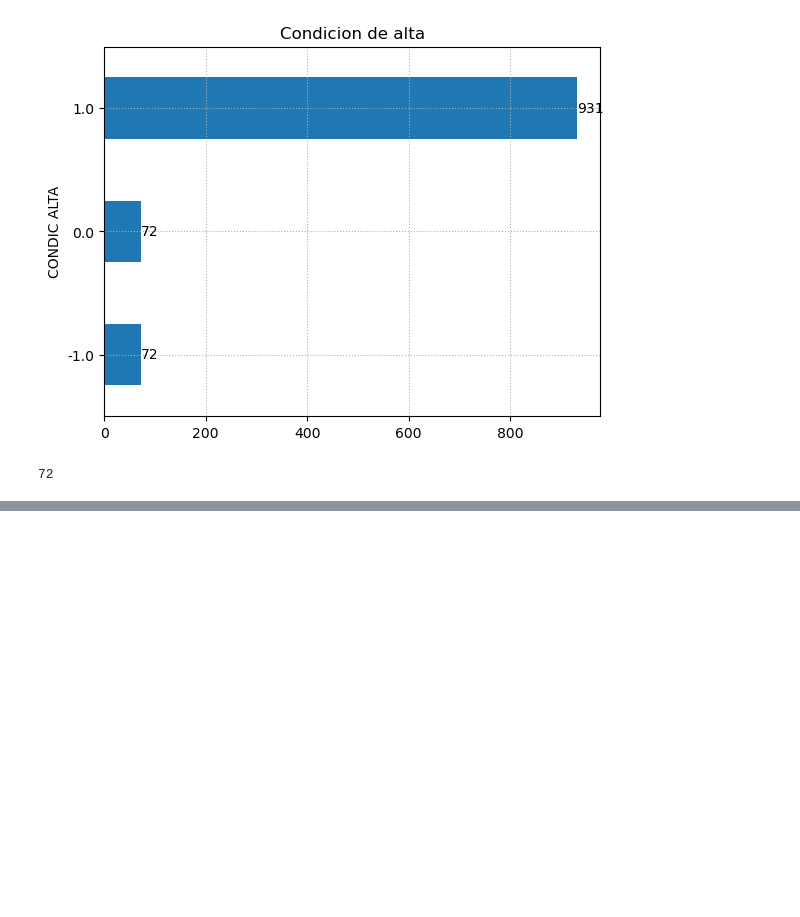
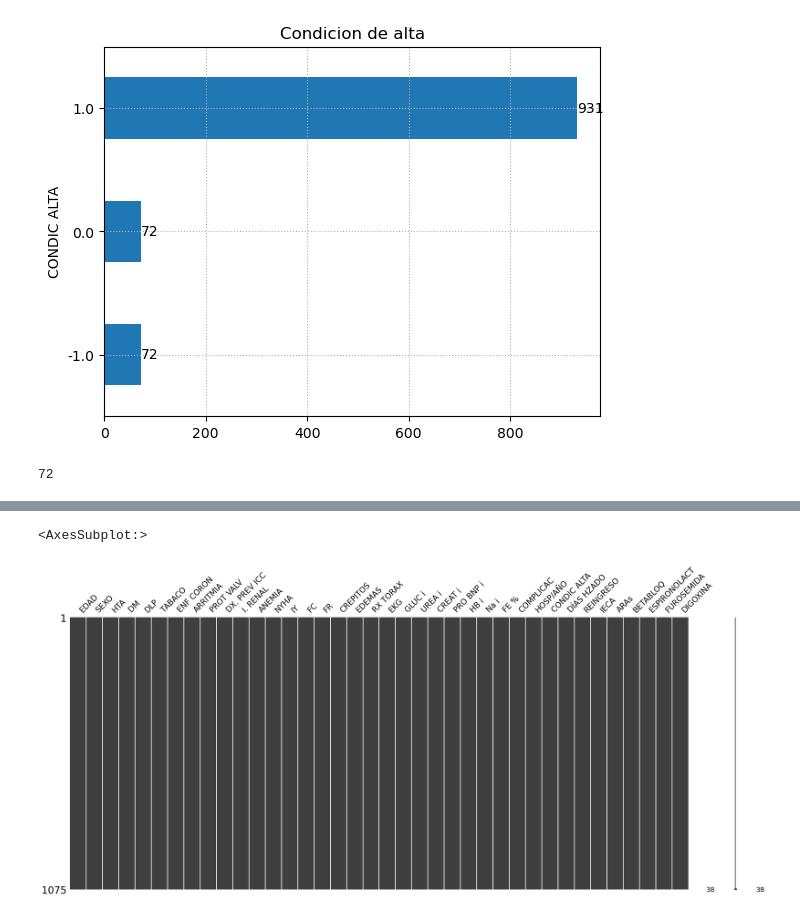
Before and after one commit to moisesStevend/clasificador_altas, a Jupyter notebook: pre_processing/test1.ipynb, the cells around one changed output, grey strips where cells are left out. Saved outputs shown, nothing was run; the diff lists cells and outputs as text; code cells hidden in the pictures; blank space fills up the shorter version.

```diff
--- a/pre_processing/test1.ipynb
+++ b/pre_processing/test1.ipynb
@@ -100,0 +104,6 @@ df["CONDIC ALTA"].isnull().sum()
+# %%
+imputer = KNNImputer(n_neighbors=1)
+df_aux = imputer.fit_transform(df)
+
+df2 = pd.DataFrame(df_aux, columns=df.columns)
+df2.head()
@@ -100,0 +118,5 @@ df["CONDIC ALTA"].isnull().sum()
+# %%
+msno.matrix(df2)
+# %% [output]
+<AxesSubplot:>
+[figure, added]
```
Also changed, not shown: parts of 10 cells of this notebook.
